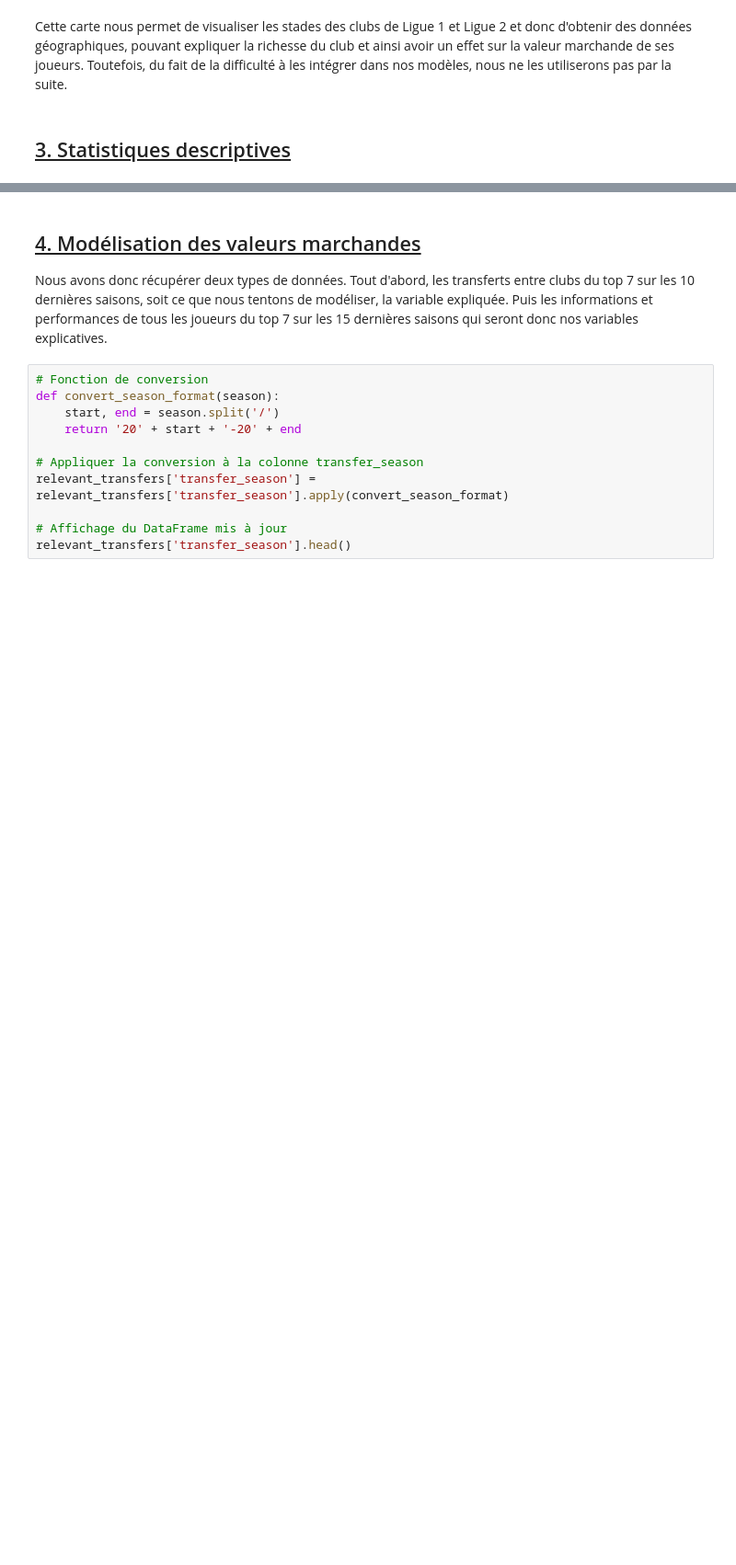
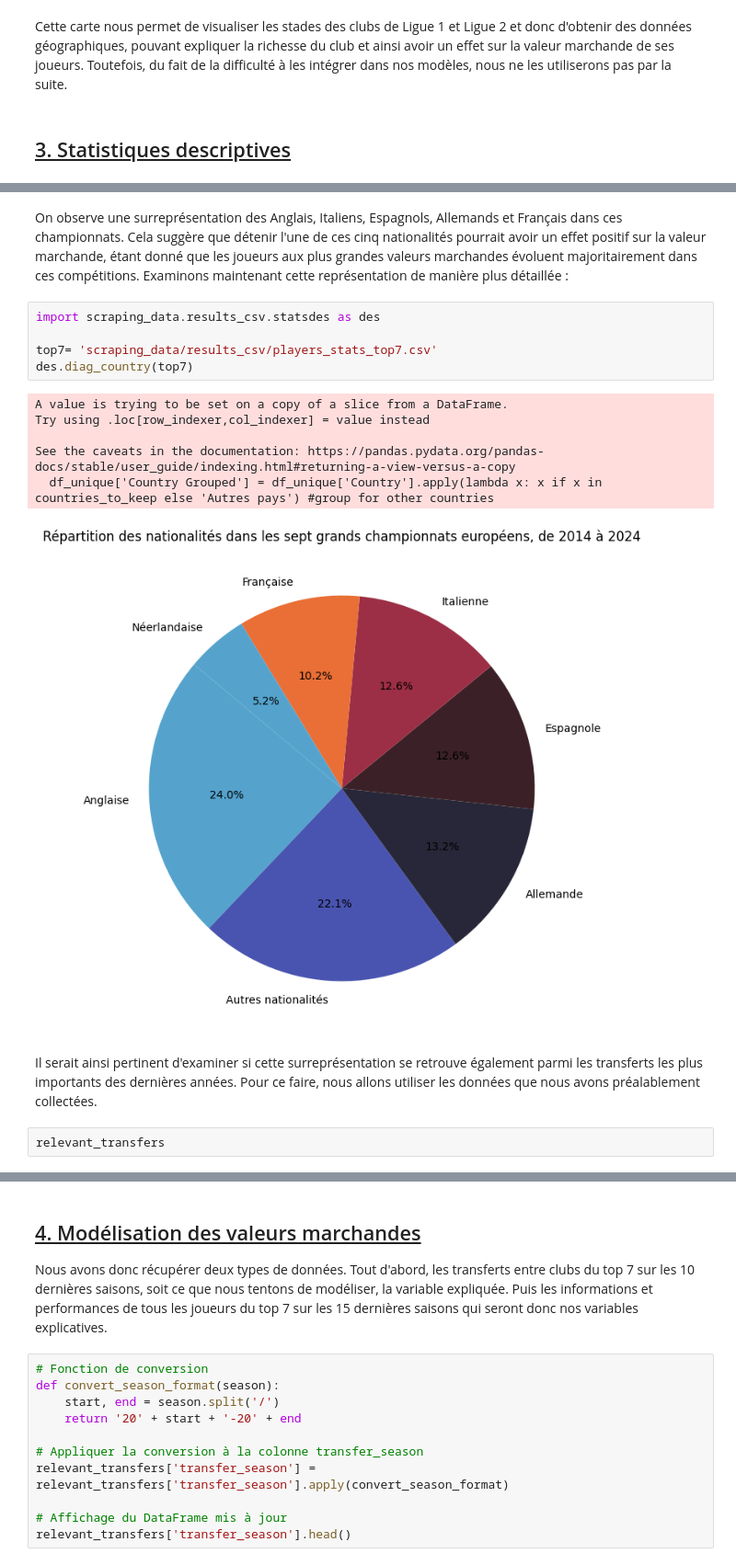
Before and after one commit to romandb21/ModelingFootballValue, a Jupyter notebook: rapport.ipynb, the cells around one changed output, grey strips where cells are left out. Shown at 92% size. Cells and saved outputs as stored; diff of their text form; blank space fills up the shorter version.

```diff
--- a/rapport.ipynb
+++ b/rapport.ipynb
@@ -795,0 +812,18 @@ Cette carte nous permet de visualiser les stades des clubs de Ligue 1 et Ligue 2
+# %% [markdown]
+On observe une surreprésentation des Anglais, Italiens, Espagnols, Allemands et Français dans ces championnats. Cela suggère que détenir l'une de ces cinq nationalités pourrait avoir un effet positif sur la valeur marchande, étant donné que les joueurs aux plus grandes valeurs marchandes évoluent majoritairement dans ces compétitions. Examinons maintenant cette représentation de manière plus détaillée :
+# %%
+import scraping_data.results_csv.statsdes as des
+
+top7= 'scraping_data/results_csv/players_stats_top7.csv'
+des.diag_country(top7)
+# %% [output]
+A value is trying to be set on a copy of a slice from a DataFrame.
+Try using .loc[row_indexer,col_indexer] = value instead
+
+See the caveats in the documentation: https://pandas.pydata.org/pandas-docs/stable/user_guide/indexing.html#returning-a-view-versus-a-copy
+  df_unique['Country Grouped'] = df_unique['Country'].apply(lambda x: x if x in countries_to_keep else 'Autres pays') #group for other countries
+[figure, added]
+# %% [markdown]
+Il serait ainsi pertinent d'examiner si cette surreprésentation se retrouve également parmi les transferts les plus importants des dernières années. Pour ce faire, nous allons utiliser les données que nous avons préalablement collectées.
+# %%
+relevant_transfers
```
Also changed, not shown: parts of 9 cells of this notebook, 1 other file.
